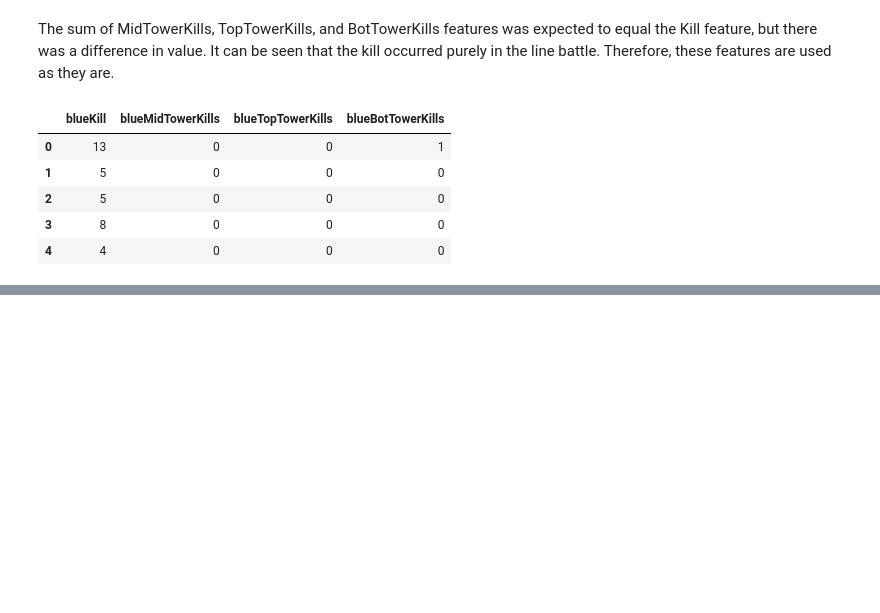
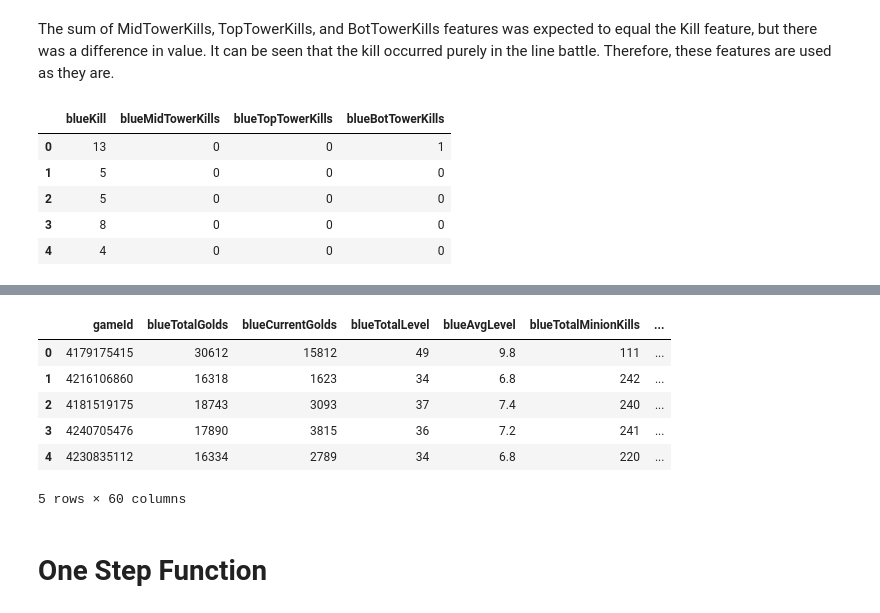
Before and after one commit to SSANGMAN/LoL, a Jupyter notebook: ipynb/Preprocess.ipynb, the cells around one changed output, grey strips where cells are left out. Cells and saved outputs as stored; diff of their text form; code cells hidden in the pictures; blank space fills up the shorter version.

```diff
--- a/ipynb/Preprocess.ipynb
+++ b/ipynb/Preprocess.ipynb
@@ -233,0 +274,17 @@ train[['blueKill', 'blueMidTowerKills', 'blueTopTowerKills', 'blueBotTowerKills'
+# %%
+tower_cat = tower_encoder.fit_transform(test['FirstKillLane'].values.reshape(-1, 1))
+tower_cat_cols = tower_encoder.get_feature_names('T')
+tower_df = pd.DataFrame(tower_cat.todense(), columns = tower_cat_cols)
+
+test = pd.concat([test.drop(columns = 'FirstKillLane'), tower_df], axis = 1)
+test.head()
+# %% [output]
+|  | gameId | blueTotalGolds | blueCurrentGolds | blueTotalLevel | blueAvgLevel | blueTotalMinionKills | ... |
+| 0 | 4179175415 | 30612 | 15812 | 49 | 9.8 | 111 | ... |
+| 1 | 4216106860 | 16318 | 1623 | 34 | 6.8 | 242 | ... |
+| 2 | 4181519175 | 18743 | 3093 | 37 | 7.4 | 240 | ... |
+| 3 | 4240705476 | 17890 | 3815 | 36 | 7.2 | 241 | ... |
+| 4 | 4230835112 | 16334 | 2789 | 34 | 6.8 | 220 | ... |
+5 rows × 60 columns
+# %% [markdown]
+# One Step Function
```
Also changed, not shown: parts of 13 cells of this notebook, 1 other file.
